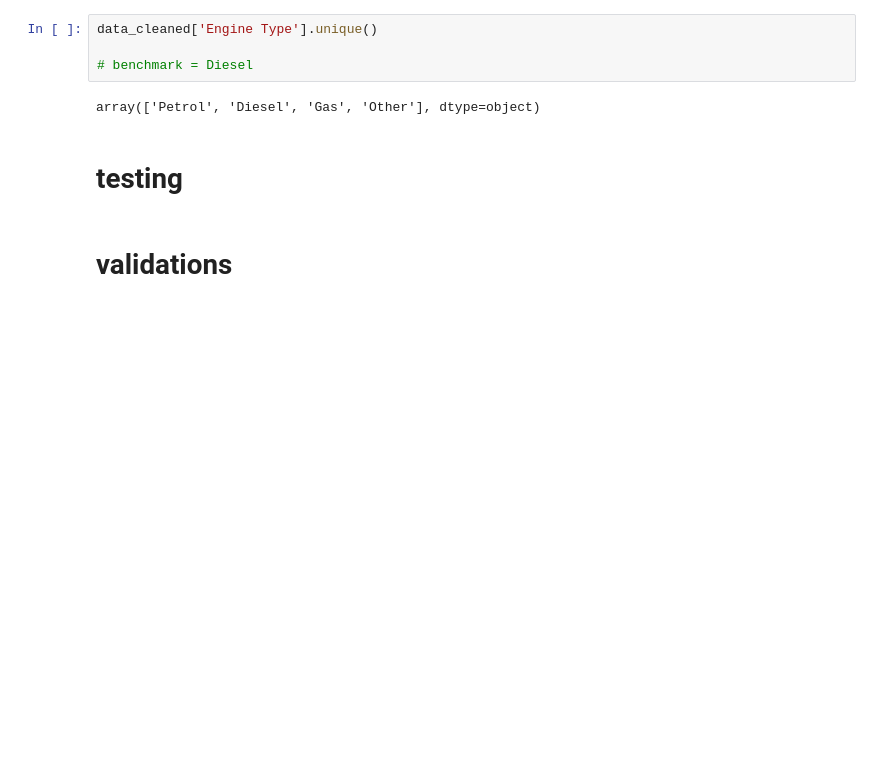
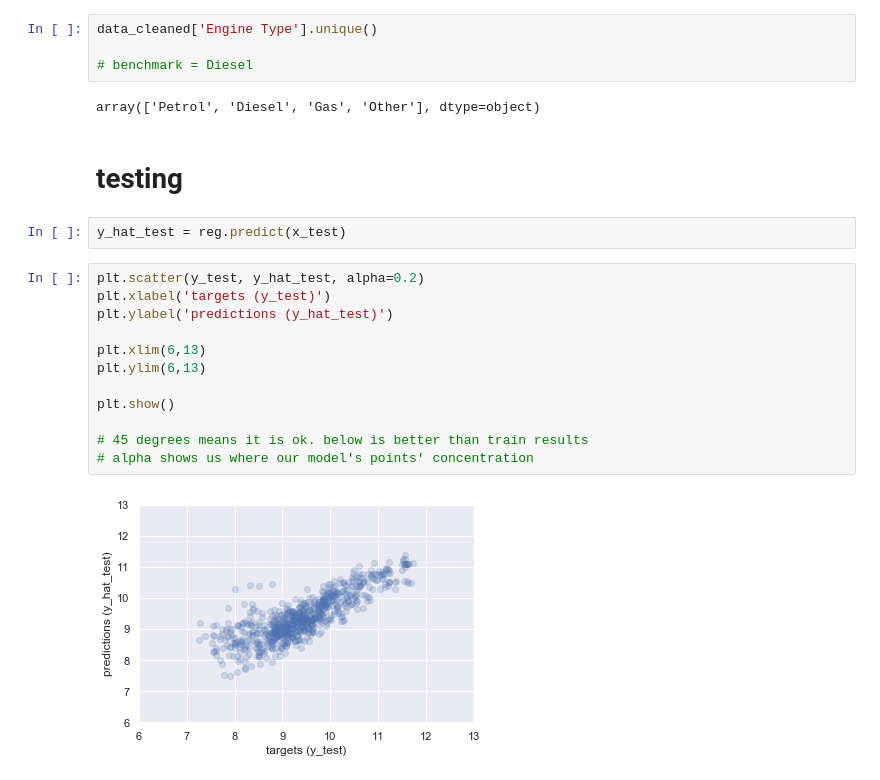
Before and after one commit to tansudasli/analytics-sandbox, a Jupyter notebook: car_sales_lineer_regression.ipynb, the cells around one changed output. Cells and saved outputs as stored; diff of their text form; blank space fills up the shorter version.

Commit message:
Testing regression model

```diff
--- a/car_sales_lineer_regression.ipynb
+++ b/car_sales_lineer_regression.ipynb
@@ -524,5 +542,19 @@ data_cleaned['Engine Type'].unique()
 array(['Petrol', 'Diesel', 'Gas', 'Other'], dtype=object)
 # %% [markdown]
 # testing
-# %% [markdown]
-# validations
+# %%
+y_hat_test = reg.predict(x_test)
+# %%
+plt.scatter(y_test, y_hat_test, alpha=0.2)
+plt.xlabel('targets (y_test)')
+plt.ylabel('predictions (y_hat_test)')
+
+plt.xlim(6,13)
+plt.ylim(6,13)
+
+plt.show()
+
+# 45 degrees means it is ok. below is better than train results
+# alpha shows us where our model's points' concentration
+# %% [output]
+[figure, added]
```
Also changed, not shown: parts of 12 cells of this notebook.
